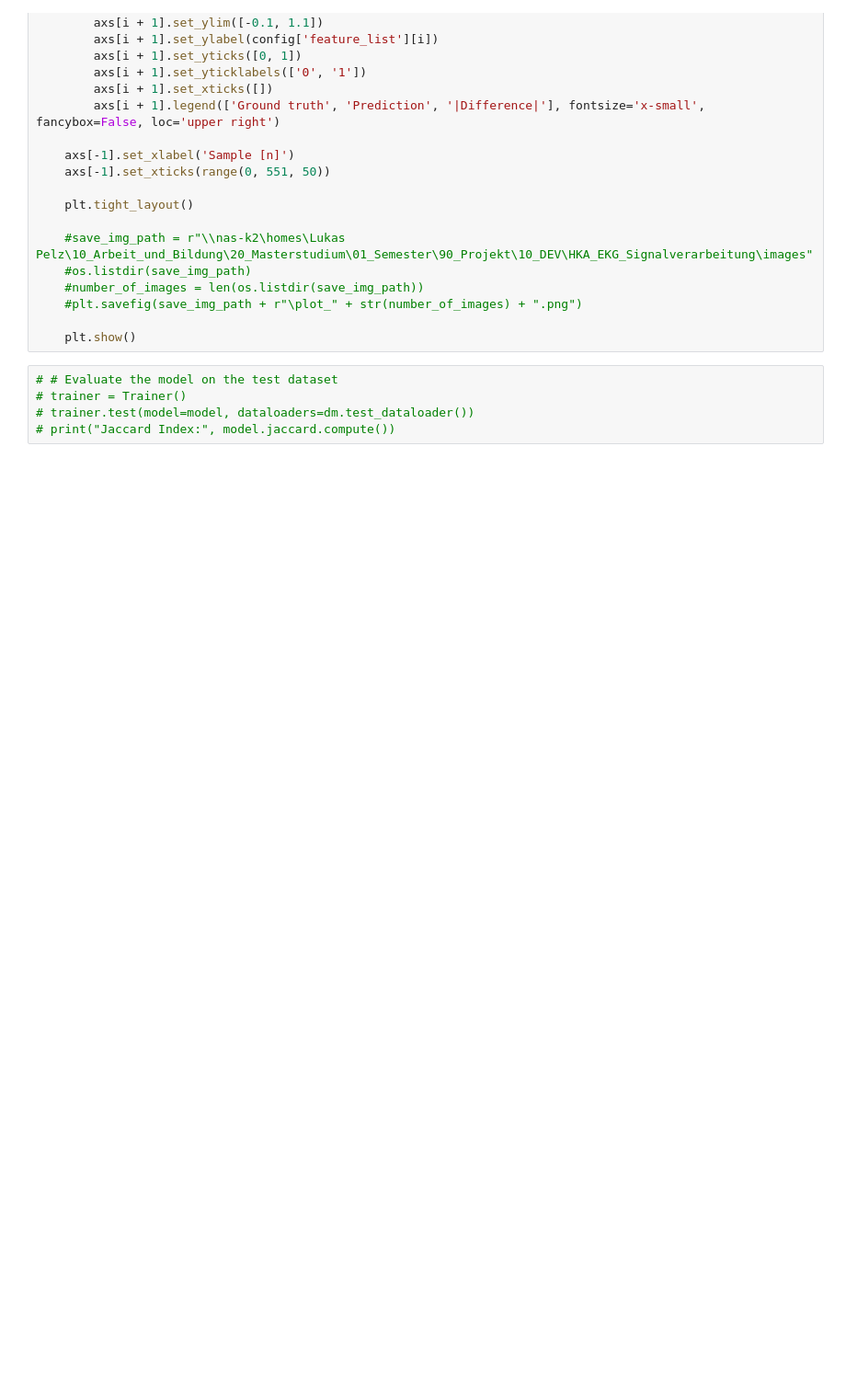
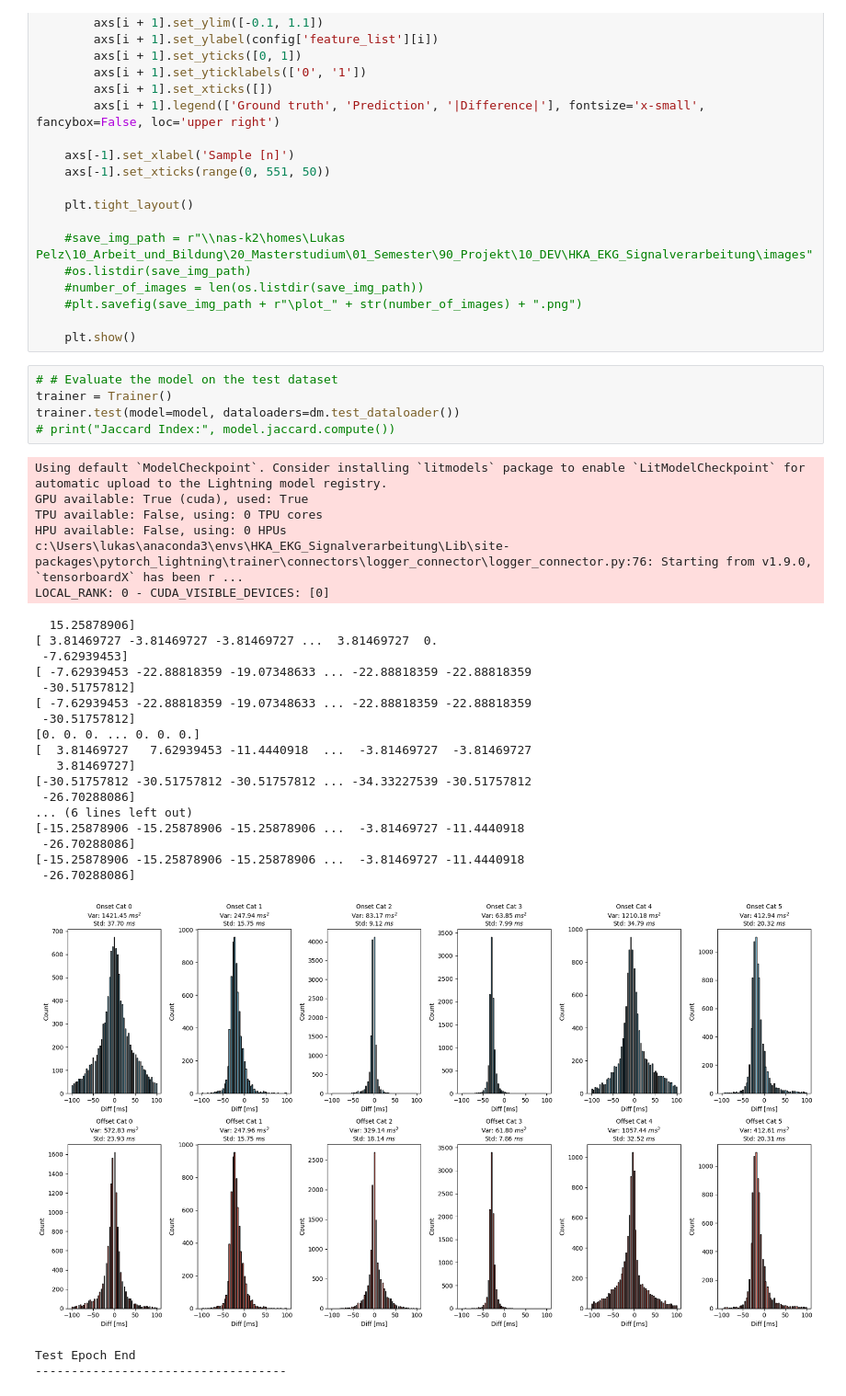
Before and after one commit to lukpausr/HKA_EKG_Signalverarbeitung, a Jupyter notebook: main_ecg_inference.ipynb, the cells around one changed output. Shown at 92% size. Drawn from its saved outputs; the diff is of its cells as text; blank space fills up the shorter version.

Commit message:
Automatic metric generation during test sequence

```diff
--- a/main_ecg_inference.ipynb
+++ b/main_ecg_inference.ipynb
@@ -143,6 +143,33 @@ def generatePlot(x, y, x_hat, y_hat):
     plt.show()
 # %%
 # # Evaluate the model on the test dataset
-# trainer = Trainer()
-# trainer.test(model=model, dataloaders=dm.test_dataloader())
+trainer = Trainer()
+trainer.test(model=model, dataloaders=dm.test_dataloader())
 # print("Jaccard Index:", model.jaccard.compute())
+# %% [output]
+Using default `ModelCheckpoint`. Consider installing `litmodels` package to enable `LitModelCheckpoint` for automatic upload to the Lightning model registry.
+GPU available: True (cuda), used: True
+TPU available: False, using: 0 TPU cores
+HPU available: False, using: 0 HPUs
+c:\Users\lukas\anaconda3\envs\HKA_EKG_Signalverarbeitung\Lib\site-packages\pytorch_lightning\trainer\connectors\logger_connector\logger_connector.py:76: Starting from v1.9.0, `tensorboardX` has been r ...
+LOCAL_RANK: 0 - CUDA_VISIBLE_DEVICES: [0]
+  15.25878906]
+[ 3.81469727 -3.81469727 -3.81469727 ...  3.81469727  0.
+ -7.62939453]
+[ -7.62939453 -22.88818359 -19.07348633 ... -22.88818359 -22.88818359
+ -30.51757812]
+[ -7.62939453 -22.88818359 -19.07348633 ... -22.88818359 -22.88818359
+ -30.51757812]
+[0. 0. 0. ... 0. 0. 0.]
+[  3.81469727   7.62939453 -11.4440918  ...  -3.81469727  -3.81469727
+   3.81469727]
+[-30.51757812 -30.51757812 -30.51757812 ... -34.33227539 -30.51757812
+ -26.70288086]
+... (6 lines left out)
+[-15.25878906 -15.25878906 -15.25878906 ...  -3.81469727 -11.4440918
+ -26.70288086]
+[-15.25878906 -15.25878906 -15.25878906 ...  -3.81469727 -11.4440918
+ -26.70288086]
+[figure, added]
+Test Epoch End
+-----------------------------------
```
Also changed, not shown: parts of 5 cells of this notebook, 3 other files.
